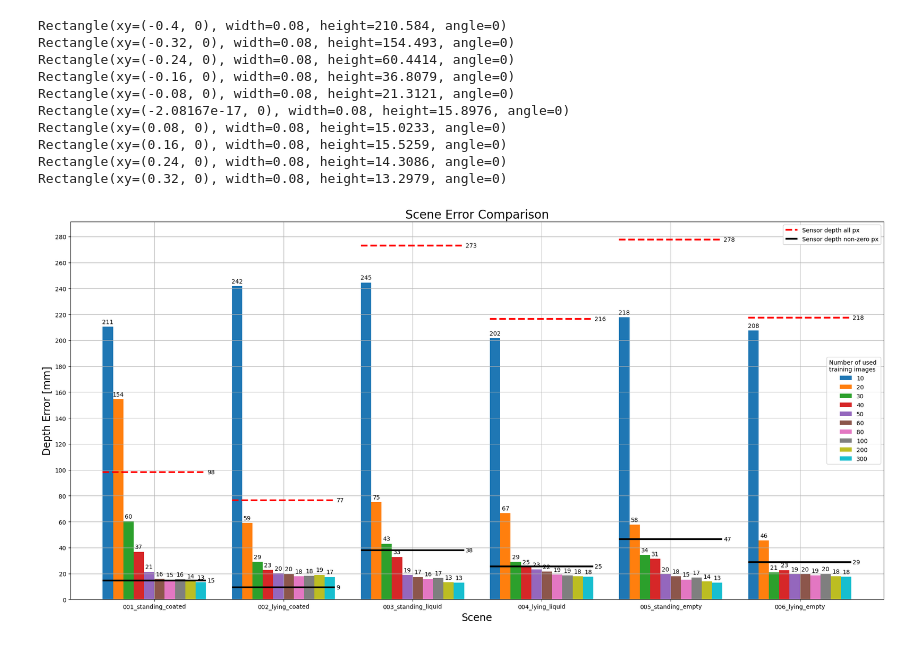
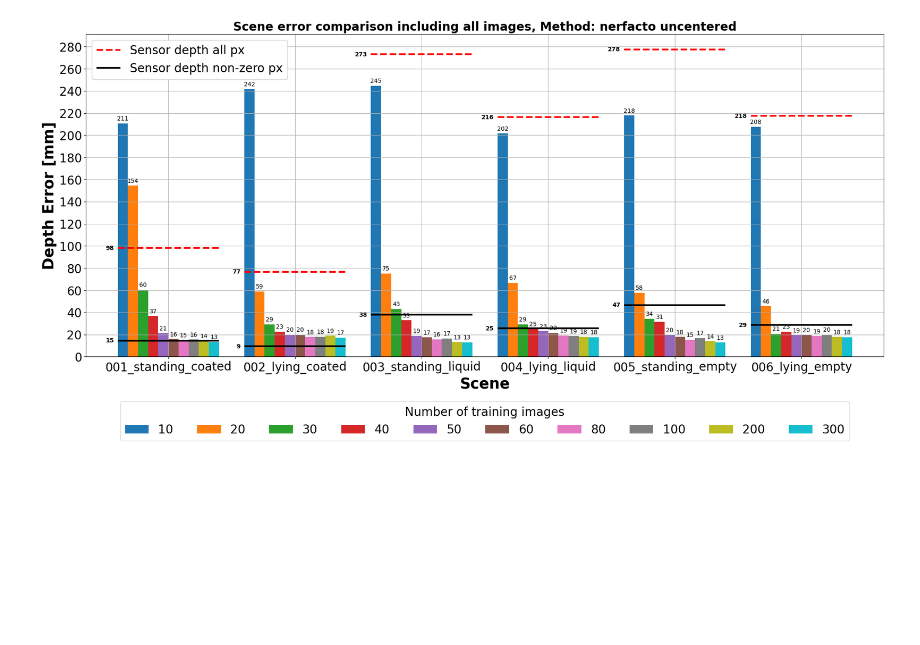
Before and after one commit to juliusroschmann/viewpoint_sampling, a Jupyter notebook: misc/depth_evaluation_plots.ipynb, the cells around one changed output. Cells and saved outputs as stored; diff of their text form; code cells hidden in the pictures; blank space fills up the shorter version.

Commit message:
Finalization of plots and evaluation

```diff
--- a/misc/depth_evaluation_plots.ipynb
+++ b/misc/depth_evaluation_plots.ipynb
@@ -43 +130,8 @@ master_df.head(10)
+# %%
+data_nerfacto_uncentered = master_df_nerfacto_uncentered.groupby(["Scene", "Subsample"])['Mean'].mean().to_frame()
+data_nerfacto_124 = master_df_nerfacto_124.groupby(["Scene", "Subsample"])['Mean'].mean().to_frame()
+data_instant_dex = master_df_instant_dex.groupby(["Scene", "Subsample"])['Mean'].mean().to_frame()
+data_instant_dex_124 = master_df_instant_dex_124.groupby(["Scene", "Subsample"])['Mean'].mean().to_frame()
+data_nerfacto_centered = master_df_nerfacto_centered.groupby(["Scene", "Subsample"])['Mean'].mean().to_frame()
+data_nerfacto_centered_124 = master_df_nerfacto_centered_124.groupby(["Scene", "Subsample"])['Mean'].mean().to_frame()
 # %%
@@ -112,8 +174,6 @@ sensor_only_df = pd.concat(li, axis=0, ignore_index=True)
 # %%
-data = master_df.groupby(["Scene", "Subsample"])['Mean'].mean().to_frame()
-scenes = list(data.index.get_level_values('Scene').unique())
-subsamples = list(data.index.get_level_values('Subsample').unique())
+scenes = list(data_nerfacto_uncentered.index.get_level_values('Scene').unique())
+subsamples = list(data_nerfacto_uncentered.index.get_level_values('Subsample').unique())
 
 sensor_only_data = sensor_only_df.groupby(["Scene"])['Mean'].mean().to_frame()
-
-sensor_only_data
+sensor_only_non_zero_data = sensor_only_non_zero_df.groupby(["Scene"])['Mean'].mean().to_frame()
@@ -141,56 +180,38 @@ sensor_only_non_zero_data
 # %%
-
-SMALL_SIZE = 10
-MEDIUM_SIZE = 17
-BIGGER_SIZE = 50
-
-plt.rc('font', size=SMALL_SIZE)          # controls default text sizes
-plt.rc('axes', titlesize=SMALL_SIZE)     # fontsize of the axes title
-plt.rc('axes', labelsize=MEDIUM_SIZE)    # fontsize of the x and y labels
-plt.rc('xtick', labelsize=SMALL_SIZE)    # fontsize of the tick labels
-plt.rc('ytick', labelsize=SMALL_SIZE)    # fontsize of the tick labels
-plt.rc('legend', fontsize=SMALL_SIZE)    # legend fontsize
-plt.rc('figure', titlesize=BIGGER_SIZE)  # fontsize of the figure title
-
-
-ax = data.unstack().plot(kind='bar', figsize=(20,10),  grid=True, yticks=np.arange(0,281,20), xlabel="Scene", ylabel="Depth Error [mm]", rot=0.5, width=0.8)
+ax = data_nerfacto_uncentered.unstack().plot(kind='bar', figsize=(20,10),  grid=True, yticks=np.arange(0,281,20), xlabel="Scene", ylabel="Depth Error [mm]", rot=0.5, width=0.8)
+ax.set_xlabel("Scene", fontweight="bold")
+ax.set_ylabel("Depth Error [mm]", fontweight="bold")
 for idx, c in enumerate(ax.containers):
     # set the bar label
-    print(c[0])
+    #print(c[0])
     ax.bar_label(c, fmt='%.0f', label_type='edge', padding=3)
 
 legend1 = plt.legend(["10","20","30","40","50","60","80","100","200","300"],
-            loc='center right', title='Number of used \ntraining images')
+            loc="upper center", bbox_to_anchor=(0.5, -0.12, 0, 0), ncol=10, title='Number of training images')# loc='upper right', bbox_to_anchor=(1, 0.75), title='Nr. of\ntraining\nimages')
+legend1.get_title().set_fontsize('20') #legend 'Title' fontsize
+#plt.setp(plt.gca().get_legend().get_texts(), fontsize='12') #legend 'list' fontsize
 
 for idx, scene in enumerate(scenes):
     height = sensor_only_data['Mean'].loc[scene]
     line = ax.hlines(height,idx-0.4,idx+0.4, colors='red', linewidth=3, linestyles="dashed")
-    plt.text(idx+0.41,height, s= f'{height:.0f}', ha='left', va='center')
+    plt.text(idx-0.43,height, s= f'{height:.0f}', ha='right', va='center', fontweight="bold")
 
     height = sensor_only_non_zero_data['Mean'].loc[scene]
     line = ax.hlines(height,idx-0.4,idx+0.4, colors='black', linewidth=3, linestyles="solid")
     # plt.text(idx,height+5, s= f'{height:.0f}', ha='center', va='center')
-    plt.text(idx+0.41,height, s= f'{height:.0f}', ha='left', va='center')
+    plt.text(idx-0.43,height, s= f'{height:.0f}', ha='right', va='center', fontweight="bold")
 
 
-legend2 = plt.legend(["Sensor depth all px", "Sensor depth non-zero px"], loc='upper right')
+legend2 = plt.legend(["Sensor depth all px", "Sensor depth non-zero px"], loc='upper left', bbox_to_anchor=(0, 1))
+legend2.get_title().set_fontsize('20')
 
 plt.gca().add_artist(legend1)
 plt.gca().add_artist(legend2)
-plt.title("Scene Error Comparison", fontsize=20)
+plt.title("Scene error comparison including all images, Method: nerfacto uncentered", fontsize=20, fontweight="bold")
 
 plt.tight_layout()
-
-#print(data.unstack())
+plt.subplots_adjust(bottom=0.2)
+plt.savefig("plots/Scene_error_comp_all_imgs_nerfacto.pdf")
+#print(data_nerfacto_uncentered.unstack())
 # %% [output]
-Rectangle(xy=(-0.4, 0), width=0.08, height=210.584, angle=0)
-Rectangle(xy=(-0.32, 0), width=0.08, height=154.493, angle=0)
-Rectangle(xy=(-0.24, 0), width=0.08, height=60.4414, angle=0)
-Rectangle(xy=(-0.16, 0), width=0.08, height=36.8079, angle=0)
-Rectangle(xy=(-0.08, 0), width=0.08, height=21.3121, angle=0)
-Rectangle(xy=(-2.08167e-17, 0), width=0.08, height=15.8976, angle=0)
-Rectangle(xy=(0.08, 0), width=0.08, height=15.0233, angle=0)
-Rectangle(xy=(0.16, 0), width=0.08, height=15.5259, angle=0)
-Rectangle(xy=(0.24, 0), width=0.08, height=14.3086, angle=0)
-Rectangle(xy=(0.32, 0), width=0.08, height=13.2979, angle=0)
-[figure, old version]
+[figure, new version]
```
Also changed, not shown: parts of 17 cells of this notebook, 14 other files.
